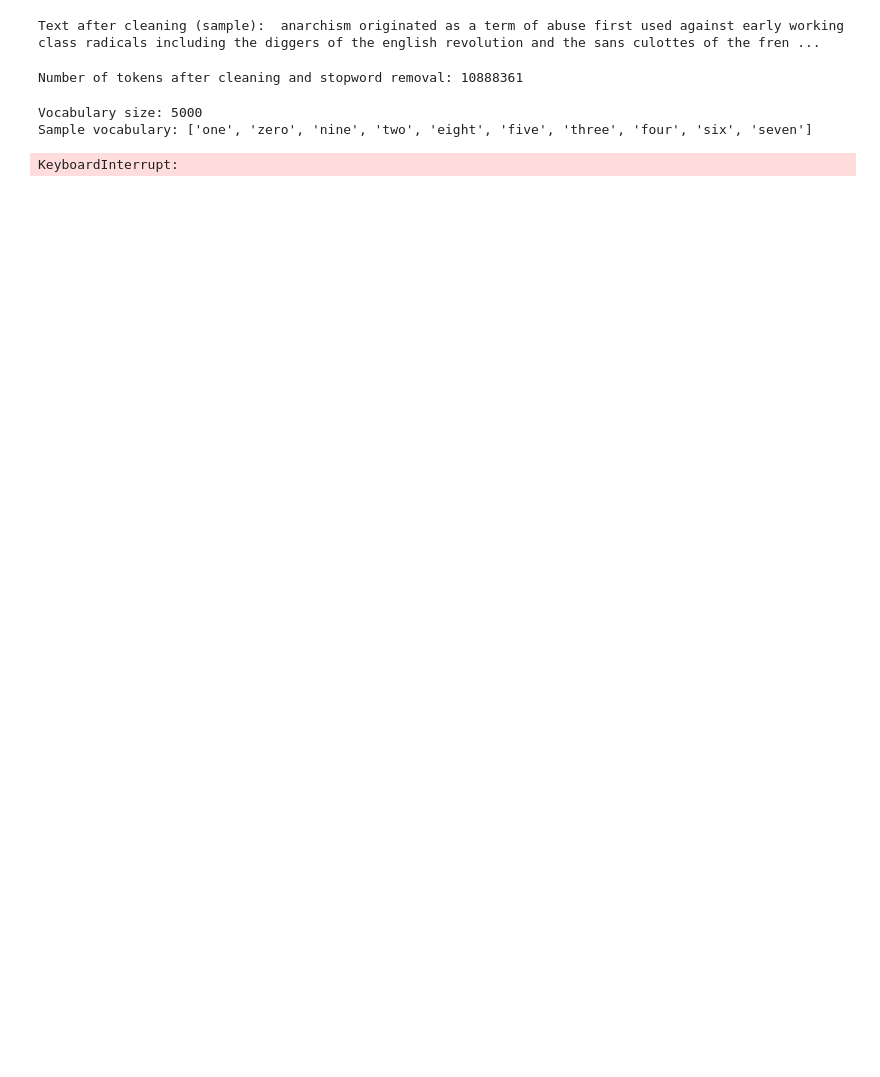
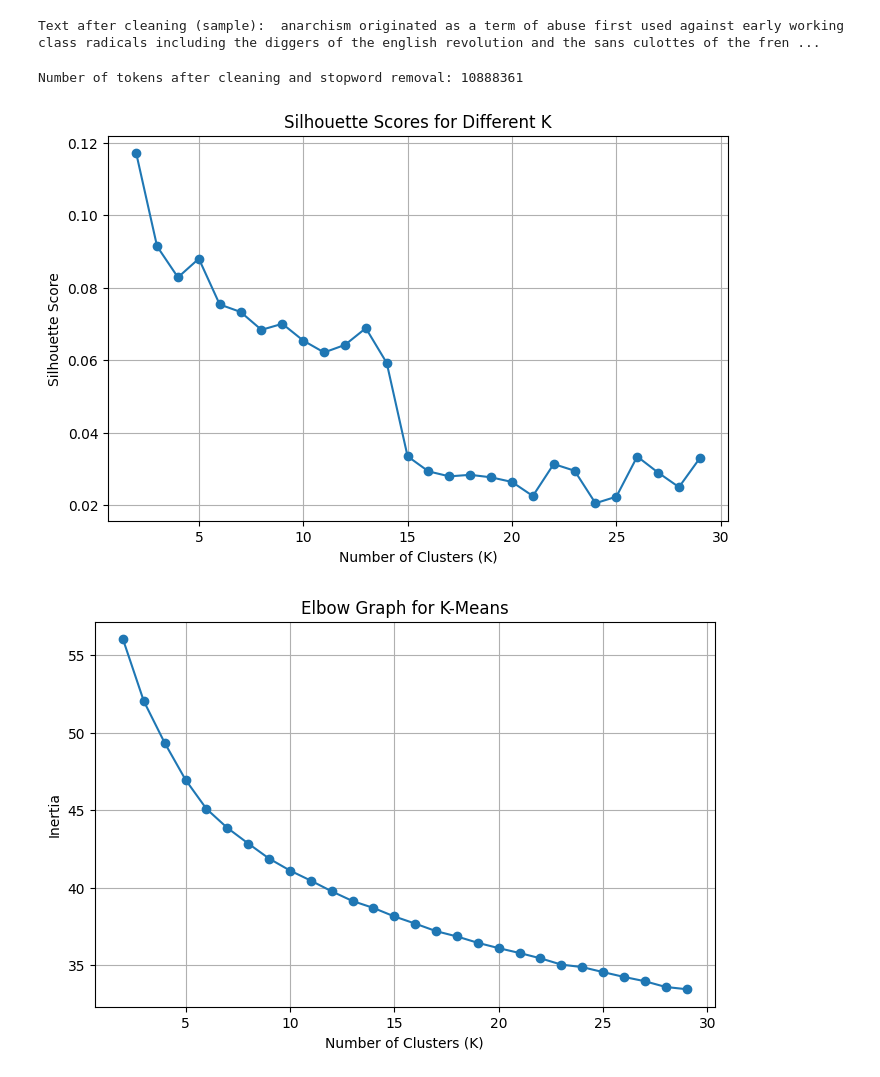
Before and after one commit to xCamelot2001/MLT-Coursework, a Jupyter notebook: cross-val.ipynb, the cells around one changed output. Saved outputs shown, nothing was run; the diff lists cells and outputs as text; code cells hidden in the pictures; blank space fills up the shorter version.

```diff
--- a/cross-val.ipynb
+++ b/cross-val.ipynb
@@ -104,18 +90,9 @@ vocab_size = 5000
 vocab_list = [w for w, _ in most_common[:vocab_size]]
 vocab = {word: idx for idx, word in enumerate(vocab_list)}
 
-print(f"Vocabulary size: {len(vocab)}")
-print(f"Sample vocabulary: {vocab_list[:10]}")
+# Filter tokens based on vocabulary
+filtered_tokens = [t for t in tokens if t in vocab_list]
+
+# Train-test split
+train_tokens, val_tokens = train_test_split(filtered_tokens, test_size=0.2, random_state=42)
-# %% [output]
-Vocabulary size: 5000
-Sample vocabulary: ['one', 'zero', 'nine', 'two', 'eight', 'five', 'three', 'four', 'six', 'seven']
-# %%
-# Filter tokens based on vocabulary
-filtered_tokens = [t for t in tokens if t in vocab_list]
-
-# Train-test split
-train_tokens, val_tokens = train_test_split(filtered_tokens, test_size=0.2, random_state=42)
-print(f"Training tokens: {len(train_tokens)}, Validation tokens: {len(val_tokens)}")
-# %% [output]
-KeyboardInterrupt:
 # %%
@@ -142,0 +122,40 @@ print(f"Reduced matrix shape: {reduced_matrix.shape}")
+# %%
+# Silhouette scores
+k_values = range(2, 30)
+silhouette_scores = []
+
+for k in k_values:
+    kmeans = KMeans(n_clusters=k, random_state=42, n_init=10)
+    kmeans.fit(reduced_matrix)
+    labels = kmeans.labels_
+    score = silhouette_score(reduced_matrix, labels)
+    silhouette_scores.append(score)
+
+# Plot silhouette scores
+plt.figure(figsize=(8, 5))
+plt.plot(k_values, silhouette_scores, marker='o')
+plt.title("Silhouette Scores for Different K")
+plt.xlabel("Number of Clusters (K)")
+plt.ylabel("Silhouette Score")
+plt.grid()
+plt.show()
+
+# Elbow method (Inertia)
+inertia_scores = []
+
+for k in k_values:
+    kmeans = KMeans(n_clusters=k, random_state=42, n_init=10)
+    kmeans.fit(reduced_matrix)
+    inertia_scores.append(kmeans.inertia_)
+
+# Plot inertia scores
+plt.figure(figsize=(8, 5))
+plt.plot(k_values, inertia_scores, marker='o')
+plt.title("Elbow Graph for K-Means")
+plt.xlabel("Number of Clusters (K)")
+plt.ylabel("Inertia")
+plt.grid()
+plt.show()
+# %% [output]
+[figure, added]
+[figure, added]
```
Also changed, not shown: parts of 13 cells of this notebook, 4 other files.
